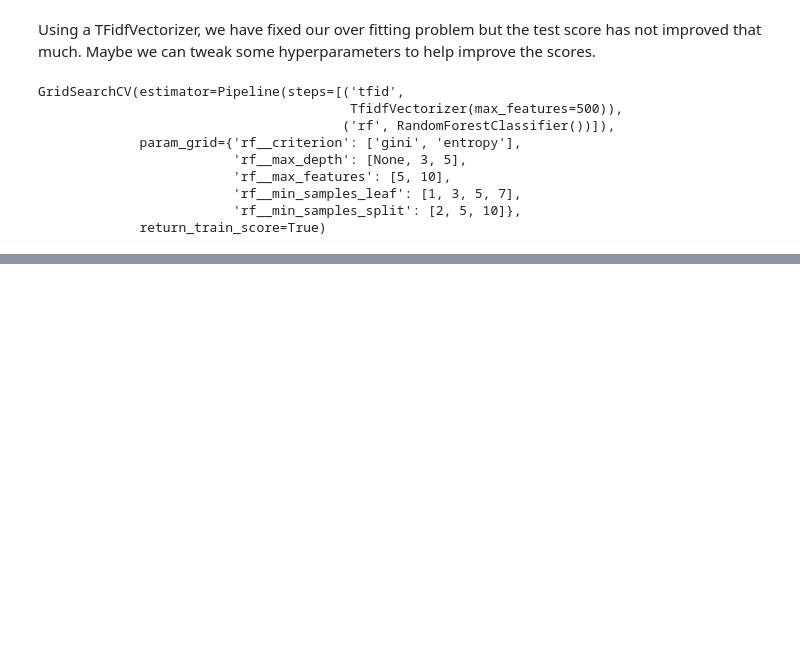
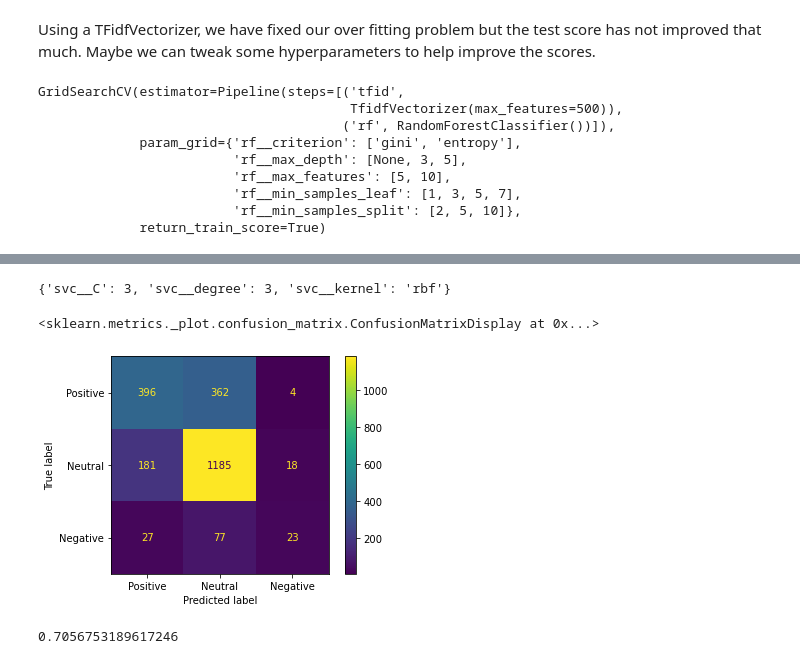
Before and after one commit to mmceld2/NLP-Analysis, a Jupyter notebook: Mitch_NB.ipynb, the cells around one changed output, grey strips where cells are left out. Drawn from its saved outputs; the diff is of its cells as text; code cells hidden in the pictures; blank space fills up the shorter version.

```diff
--- a/Mitch_NB.ipynb
+++ b/Mitch_NB.ipynb
@@ -262,6 +259,6 @@ X_train,X_test,y_train,y_test = train_test_split(new_X.str.join(' '),y)
 # %%
 # Make Our test and train set
-X_train,X_test,y_train,y_test = train_test_split(X,y,stratify=y)
+X_train,X_test,y_train,y_test = train_test_split(X,y)
 # %%
 # Our first model we will try a CountVectorizer with Naive Bayes
 cv = CountVectorizer()
@@ -486,0 +486,5 @@ XGBClassifier()
+# %%
+svc_pipe = Pipeline([("tfid" , TfidfVectorizer(stop_words=sw.words('english'))),
+                     ("svc", SVC(C=3,kernel='rbf'))])
+results_svc = cross_validate(svc_pipe,X_train,y_train,return_train_score=True)
+mean_scores(results_svc)
@@ -486,0 +494,2 @@ XGBClassifier()
+# %%
+svc_pipe.fit(X_train,y_train)
@@ -486,0 +516,13 @@ XGBClassifier()
+# %%
+svc_gs.best_params_
+# %% [output]
+{'svc__C': 3, 'svc__degree': 3, 'svc__kernel': 'rbf'}
+# %%
+plot_confusion_matrix(svc_pipe,X_test,y_test,display_labels=['Positive','Neutral','Negative'])
+# %% [output]
+<sklearn.metrics._plot.confusion_matrix.ConfusionMatrixDisplay at 0x...>
+[figure, added]
+# %%
+svc_pipe.score(X_test,y_test)
+# %% [output]
+0.7056753189617246
```
Also changed, not shown: parts of 36 cells of this notebook.
